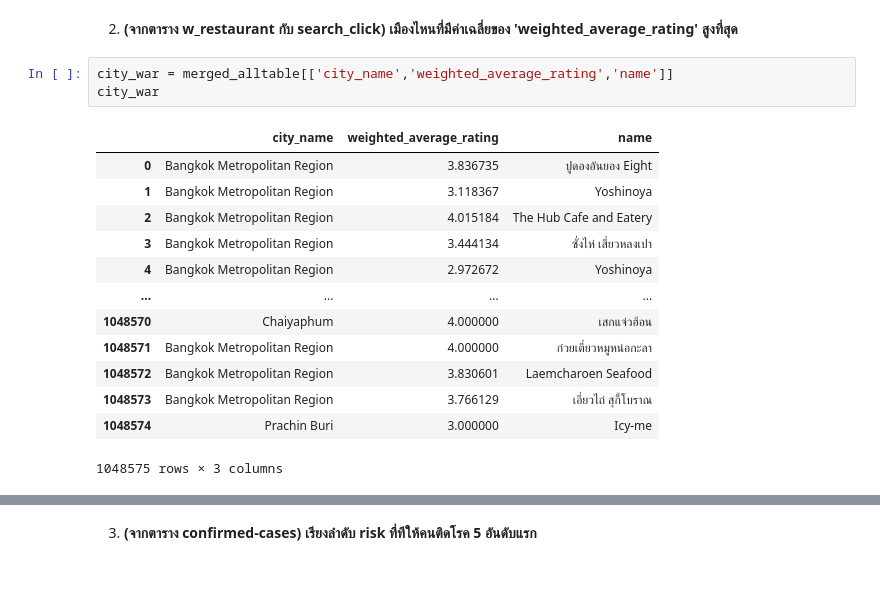
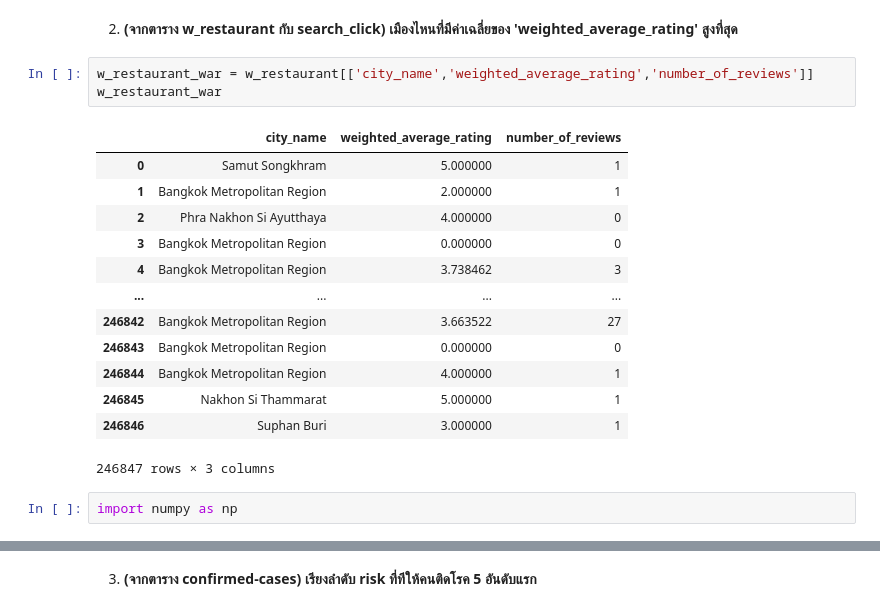
Before and after one commit to jittakorn-ch/DWDM21, a Jupyter notebook: Data_Preprocessing_(Chapter3).ipynb, the cells around one changed output, grey strips where cells are left out. Cells and saved outputs as stored; diff of their text form; blank space fills up the shorter version.

```diff
--- a/Data_Preprocessing_(Chapter3).ipynb
+++ b/Data_Preprocessing_(Chapter3).ipynb
@@ -1539,20 +1539,22 @@ city_click.groupby('city_name').count().sort_values(by=['click_timestamp'],ascen
 | Chon Buri | 51535 |
 # %% [markdown]
 2. **(จากตาราง w_restaurant กับ search_click) เมืองไหนที่มีค่าเฉลี่ยของ 'weighted_average_rating' สูงที่สุด**
-# %%
-city_war = merged_alltable[['city_name','weighted_average_rating','name']]
-city_war
-# %% [output]
-|  | city_name | weighted_average_rating | name |
-| 0 | Bangkok Metropolitan Region | 3.836735 | ปูดองอันยอง Eight |
-| 1 | Bangkok Metropolitan Region | 3.118367 | Yoshinoya |
-| 2 | Bangkok Metropolitan Region | 4.015184 | The Hub Cafe and Eatery |
-| 3 | Bangkok Metropolitan Region | 3.444134 | ซั่งไห่ เสี่ยวหลงเปา |
-| 4 | Bangkok Metropolitan Region | 2.972672 | Yoshinoya |
-| ... | ... | ... | ... |
-| 1048570 | Chaiyaphum | 4.000000 | เสกแจ่วฮ้อน |
-| 1048571 | Bangkok Metropolitan Region | 4.000000 | ก๋วยเตี๋ยวหมูหน่อกะลา |
-| 1048572 | Bangkok Metropolitan Region | 3.830601 | Laemcharoen Seafood |
-| 1048573 | Bangkok Metropolitan Region | 3.766129 | เอี่ยวไถ่ สุกี้โบราณ |
-| 1048574 | Prachin Buri | 3.000000 | Icy-me |
-1048575 rows × 3 columns
+# %%
+w_restaurant_war = w_restaurant[['city_name','weighted_average_rating','number_of_reviews']]
+w_restaurant_war
+# %% [output]
+|  | city_name | weighted_average_rating | number_of_reviews |
+| 0 | Samut Songkhram | 5.000000 | 1 |
+| 1 | Bangkok Metropolitan Region | 2.000000 | 1 |
+| 2 | Phra Nakhon Si Ayutthaya | 4.000000 | 0 |
+| 3 | Bangkok Metropolitan Region | 0.000000 | 0 |
+| 4 | Bangkok Metropolitan Region | 3.738462 | 3 |
+| ... | ... | ... | ... |
+| 246842 | Bangkok Metropolitan Region | 3.663522 | 27 |
+| 246843 | Bangkok Metropolitan Region | 0.000000 | 0 |
+| 246844 | Bangkok Metropolitan Region | 4.000000 | 1 |
+| 246845 | Nakhon Si Thammarat | 5.000000 | 1 |
+| 246846 | Suphan Buri | 3.000000 | 1 |
+246847 rows × 3 columns
+# %%
+import numpy as np
```
Also changed, not shown: parts of 16 cells of this notebook.
